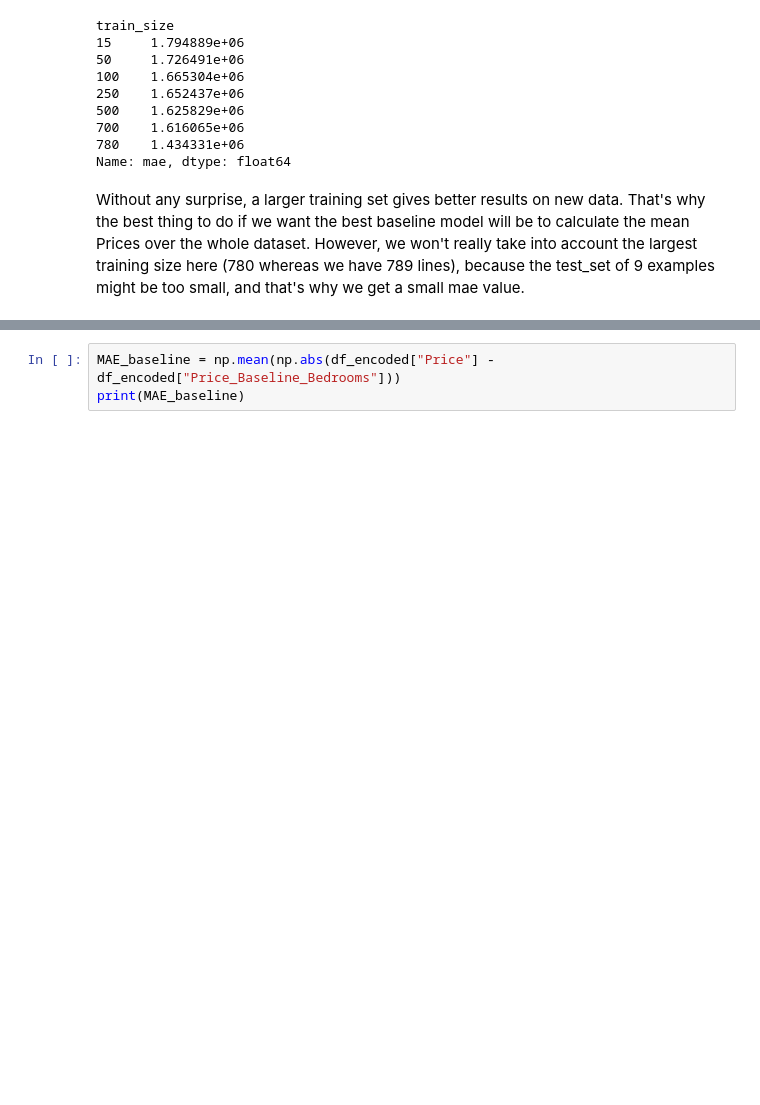
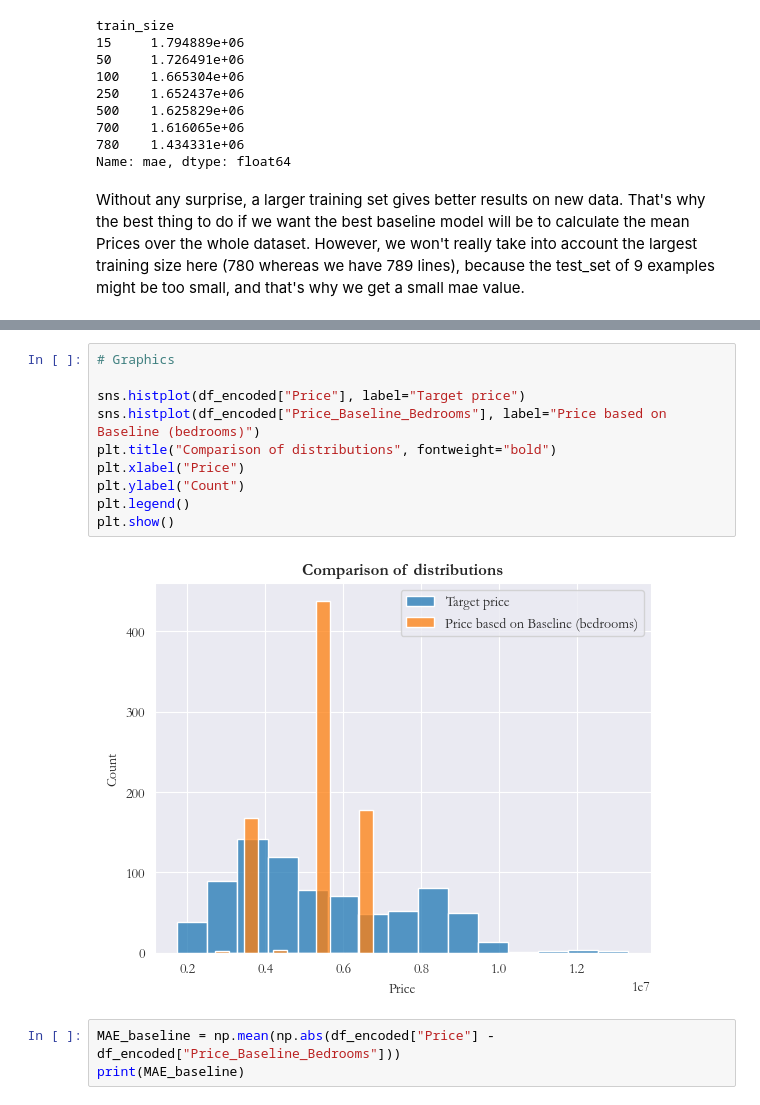
Before and after one commit to ThibaudGENEL/HousingPrice, a Jupyter notebook: notebook.ipynb, the cells around one changed output, grey strips where cells are left out. Cells and saved outputs as stored; diff of their text form; blank space fills up the shorter version.

Commit message:
add comparison graph for baseline

```diff
--- a/notebook.ipynb
+++ b/notebook.ipynb
@@ -315,6 +320,18 @@ df_encoded.head()
 | 2 | 8750000.0 | 4321.0 | 3.0 | 2.0 | 2.0 | True | False | True | True | ... |
 | 3 | 1890000.0 | 1700.0 | 3.0 | 1.0 | 2.0 | True | False | False | False | ... |
 | 4 | 12215000.0 | 7500.0 | 4.0 | 2.0 | 2.0 | True | False | True | False | ... |
+# %%
+# Graphics
+
+sns.histplot(df_encoded["Price"], label="Target price")
+sns.histplot(df_encoded["Price_Baseline_Bedrooms"], label="Price based on Baseline (bedrooms)")
+plt.title("Comparison of distributions", fontweight="bold")
+plt.xlabel("Price")
+plt.ylabel("Count")
+plt.legend()
+plt.show()
+# %% [output]
+[figure, added]
 # %%
 MAE_baseline = np.mean(np.abs(df_encoded["Price"] - df_encoded["Price_Baseline_Bedrooms"]))
 print(MAE_baseline)
```
Also changed, not shown: parts of 2 cells of this notebook.
